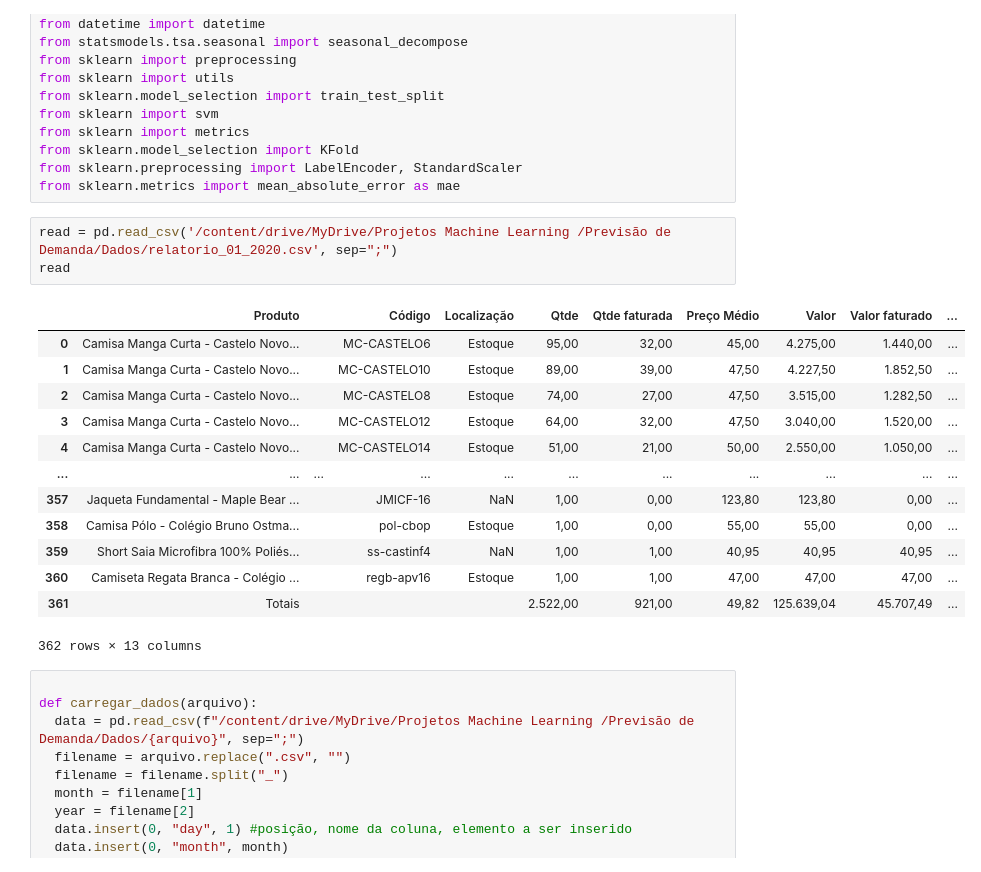
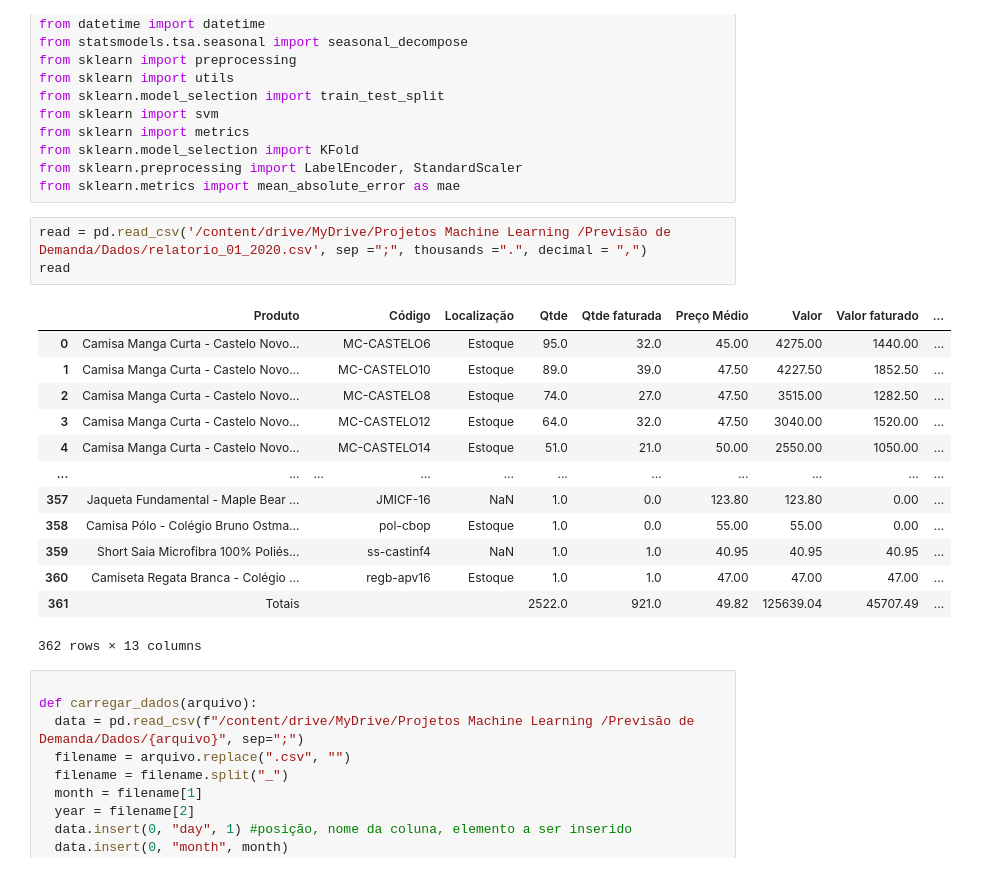
Before and after one commit to leonaardoas/Demand-Forecast-, a Jupyter notebook: Previsão_de_Demanda.ipynb, the cells around one changed output. Cells and saved outputs as stored; diff of their text form.

```diff
--- a/Previsão_de_Demanda.ipynb
+++ b/Previsão_de_Demanda.ipynb
@@ -17,21 +17,21 @@ from sklearn.model_selection import KFold
 from sklearn.preprocessing import LabelEncoder, StandardScaler
 from sklearn.metrics import mean_absolute_error as mae
 # %%
-read = pd.read_csv('/content/drive/MyDrive/Projetos Machine Learning /Previsão de Demanda/Dados/relatorio_01_2020.csv', sep=";")
+read = pd.read_csv('/content/drive/MyDrive/Projetos Machine Learning /Previsão de Demanda/Dados/relatorio_01_2020.csv', sep =";", thousands =".", decimal = ",")
 read
 # %% [output]
 |  | Produto |  | Código | Localização | Qtde | Qtde faturada | Preço Médio | Valor | Valor faturado | ... |
-| 0 | Camisa Manga Curta - Castelo Novo... |  | MC-CASTELO6 | Estoque | 95,00 | 32,00 | 45,00 | 4.275,00 | 1.440,00 | ... |
-| 1 | Camisa Manga Curta - Castelo Novo... |  | MC-CASTELO10 | Estoque | 89,00 | 39,00 | 47,50 | 4.227,50 | 1.852,50 | ... |
-| 2 | Camisa Manga Curta - Castelo Novo... |  | MC-CASTELO8 | Estoque | 74,00 | 27,00 | 47,50 | 3.515,00 | 1.282,50 | ... |
-| 3 | Camisa Manga Curta - Castelo Novo... |  | MC-CASTELO12 | Estoque | 64,00 | 32,00 | 47,50 | 3.040,00 | 1.520,00 | ... |
-| 4 | Camisa Manga Curta - Castelo Novo... |  | MC-CASTELO14 | Estoque | 51,00 | 21,00 | 50,00 | 2.550,00 | 1.050,00 | ... |
+| 0 | Camisa Manga Curta - Castelo Novo... |  | MC-CASTELO6 | Estoque | 95.0 | 32.0 | 45.00 | 4275.00 | 1440.00 | ... |
+| 1 | Camisa Manga Curta - Castelo Novo... |  | MC-CASTELO10 | Estoque | 89.0 | 39.0 | 47.50 | 4227.50 | 1852.50 | ... |
+| 2 | Camisa Manga Curta - Castelo Novo... |  | MC-CASTELO8 | Estoque | 74.0 | 27.0 | 47.50 | 3515.00 | 1282.50 | ... |
+| 3 | Camisa Manga Curta - Castelo Novo... |  | MC-CASTELO12 | Estoque | 64.0 | 32.0 | 47.50 | 3040.00 | 1520.00 | ... |
+| 4 | Camisa Manga Curta - Castelo Novo... |  | MC-CASTELO14 | Estoque | 51.0 | 21.0 | 50.00 | 2550.00 | 1050.00 | ... |
 | ... | ... | ... | ... | ... | ... | ... | ... | ... | ... | ... |
-| 357 | Jaqueta Fundamental - Maple Bear ... |  | JMICF-16 | NaN | 1,00 | 0,00 | 123,80 | 123,80 | 0,00 | ... |
-| 358 | Camisa Pólo - Colégio Bruno Ostma... |  | pol-cbop | Estoque | 1,00 | 0,00 | 55,00 | 55,00 | 0,00 | ... |
-| 359 | Short Saia Microfibra 100% Poliés... |  | ss-castinf4 | NaN | 1,00 | 1,00 | 40,95 | 40,95 | 40,95 | ... |
-| 360 | Camiseta Regata Branca - Colégio ... |  | regb-apv16 | Estoque | 1,00 | 1,00 | 47,00 | 47,00 | 47,00 | ... |
-| 361 | Totais |  |  |  | 2.522,00 | 921,00 | 49,82 | 125.639,04 | 45.707,49 | ... |
+| 357 | Jaqueta Fundamental - Maple Bear ... |  | JMICF-16 | NaN | 1.0 | 0.0 | 123.80 | 123.80 | 0.00 | ... |
+| 358 | Camisa Pólo - Colégio Bruno Ostma... |  | pol-cbop | Estoque | 1.0 | 0.0 | 55.00 | 55.00 | 0.00 | ... |
+| 359 | Short Saia Microfibra 100% Poliés... |  | ss-castinf4 | NaN | 1.0 | 1.0 | 40.95 | 40.95 | 40.95 | ... |
+| 360 | Camiseta Regata Branca - Colégio ... |  | regb-apv16 | Estoque | 1.0 | 1.0 | 47.00 | 47.00 | 47.00 | ... |
+| 361 | Totais |  |  |  | 2522.0 | 921.0 | 49.82 | 125639.04 | 45707.49 | ... |
 362 rows × 13 columns
 # %%
 
```
Also changed, not shown: parts of 13 cells of this notebook.
